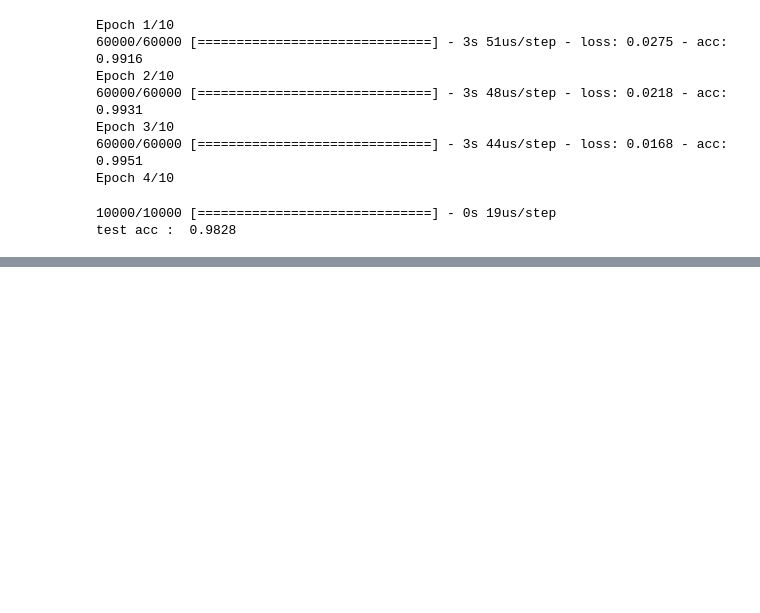
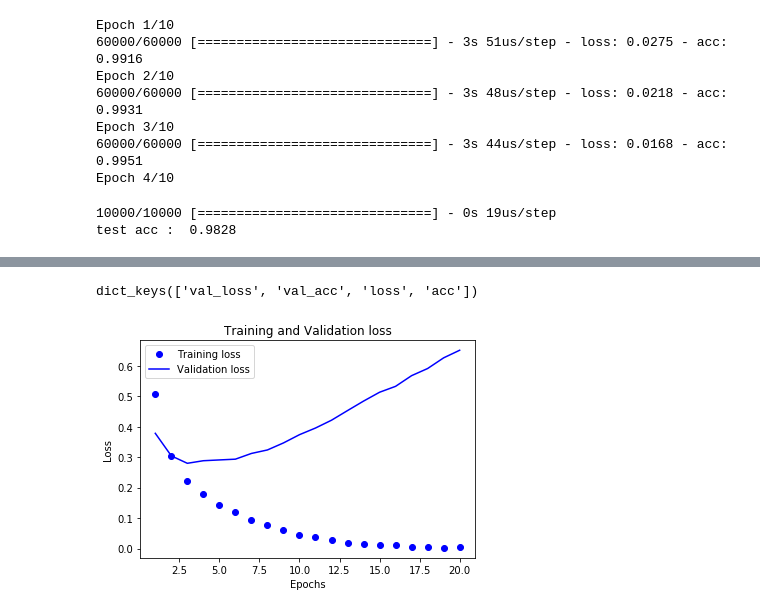
Before and after one commit to deeperence/ICT_AI_AdvanceClass_NLP, a Jupyter notebook: 0401_main(Keras).ipynb, the cells around one changed output, grey strips where cells are left out. Saved outputs shown, nothing was run; the diff lists cells and outputs as text; code cells hidden in the pictures; blank space fills up the shorter version.

```diff
--- a/0401_main(Keras).ipynb
+++ b/0401_main(Keras).ipynb
@@ -77,0 +82,5 @@ test acc :  0.9828
+# %%
+# 영화 리뷰 데이터로 감정분류해보기
+from keras.datasets import imdb
+(train_data, train_labels), (test_data, test_labels) = imdb.load_data(num_words=10000) # 가장 많이 쓰인 단어들을 만 개 가져와서 숫자 인덱스로 매핑
+print(train_data.shape)
@@ -77,0 +151,4 @@ test acc :  0.9828
+# %%
+# 레이블을 벡터로 변환
+y_train = np.asarray(train_labels).astype('float32')
+y_test = np.asarray(test_labels).astype('float32')
@@ -77,0 +172,12 @@ test acc :  0.9828
+# %%
+# 훈련 검증(훈련하는 동안 처음 본 데이터에 대한 모델의 정확도를 측정하기 위해 원본 훈련 데이터에서 만 개의 샘플 추출)
+x_val = x_train[:10000] # 0~10000까지 validation으로 사용하겠다
+partial_x_train = x_train[10000:] # 10000~끝까지 train용으로 쓰겠다.
+
+y_val = y_train[:10000]
+partial_y_train = y_train[10000:]
+# %%
+history = network.fit(partial_x_train, partial_y_train,
+                    epochs = 20,
+                    batch_size = 512,
+                    validation_data = (x_val, y_val)) # 리뷰 데이터를 512개씩 넣어서 학습
@@ -77,0 +202,27 @@ test acc :  0.9828
+# %%
+history_dict = history.history
+history_dict.keys()
+# %% [output]
+dict_keys(['val_loss', 'val_acc', 'loss', 'acc'])
+# %%
+import matplotlib.pyplot as plt
+
+acc = history.history['acc']
+val_acc = history.history['val_acc']
+loss = history.history['loss']
+val_loss = history.history['val_loss']
+epochs = range(1, len(acc)+1)
+
+# 'bo'는 파랑 점을 의미
+plt.plot(epochs, loss, 'bo', label = 'Training loss')
+# 'b'는 파랑 실선을 의미
+plt.plot(epochs, val_loss, 'b', label = 'Validation loss')
+plt.title("Training and Validation loss")
+plt.xlabel('Epochs')
+plt.ylabel('Loss')
+plt.legend() # 그래프 안에 표시|
+
+plt.show()
+# training loss는 점점 줄지만 train되지 않은 데이터에 대한 loss는 증가하고 있다. 즉 오버피팅되어 train data 안에서만 잘 작동하는 상태
+# %% [output]
+[figure, added]
```
Also changed, not shown: parts of 11 cells of this notebook.
